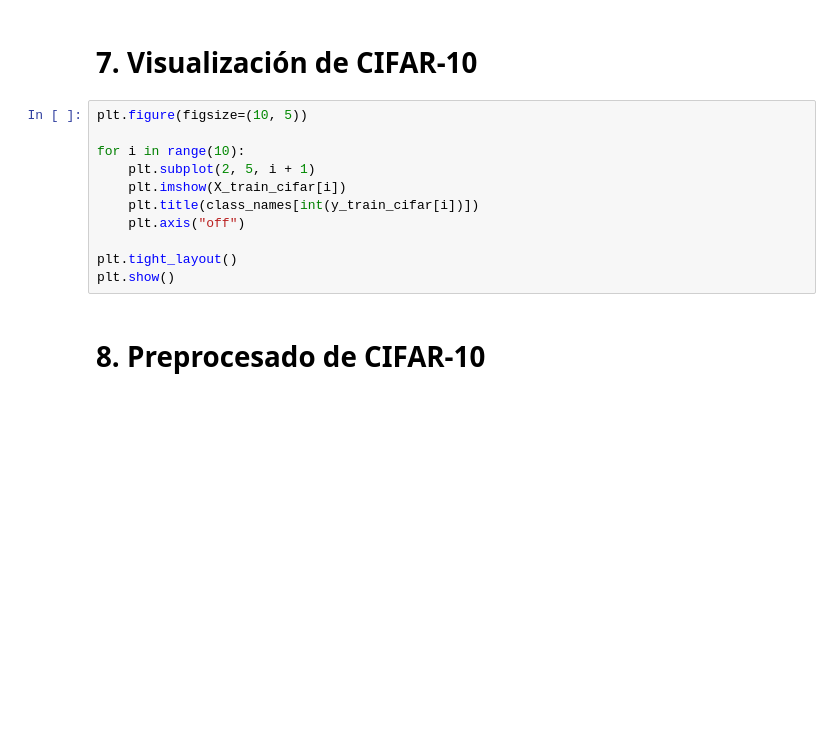
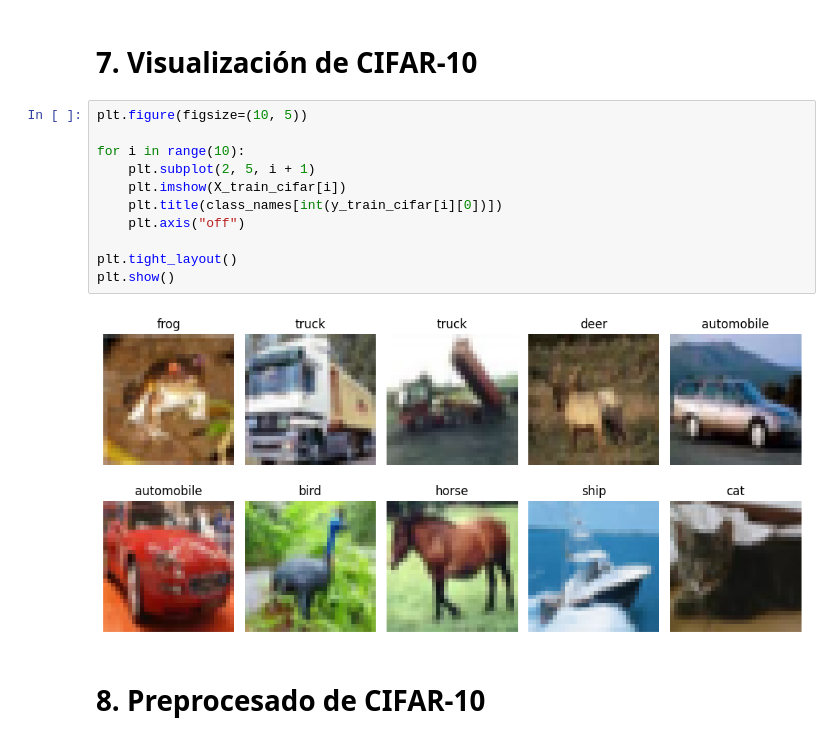
Before and after one commit to 225K3125/computer_vision_oscar, a Jupyter notebook: notebooks/UA3_AA2 - CNN Paso a PAso.ipynb, the cells around one changed output. Saved outputs shown, nothing was run; the diff lists cells and outputs as text; blank space fills up the shorter version.

```diff
--- a/notebooks/UA3_AA2 - CNN Paso a PAso.ipynb
+++ b/notebooks/UA3_AA2 - CNN Paso a PAso.ipynb
@@ -515,14 +725,16 @@ print("y_test_cifar:", y_test_cifar.shape)
 # %%
 plt.figure(figsize=(10, 5))
 
 for i in range(10):
     plt.subplot(2, 5, i + 1)
     plt.imshow(X_train_cifar[i])
-    plt.title(class_names[int(y_train_cifar[i])])
+    plt.title(class_names[int(y_train_cifar[i][0])])
     plt.axis("off")
 
 plt.tight_layout()
 plt.show()
+# %% [output]
+[figure, added]
 # %% [markdown]
 # 8. Preprocesado de CIFAR-10
 # %%
```
Also changed, not shown: parts of 40 cells of this notebook, 2 other files.
